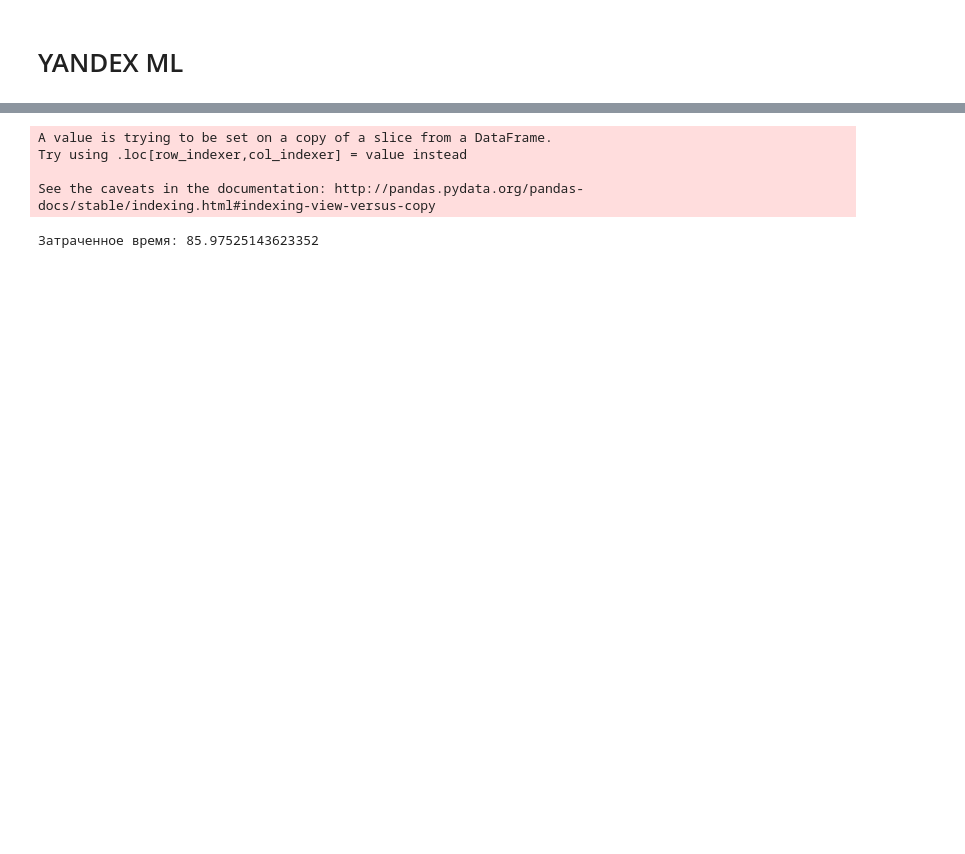
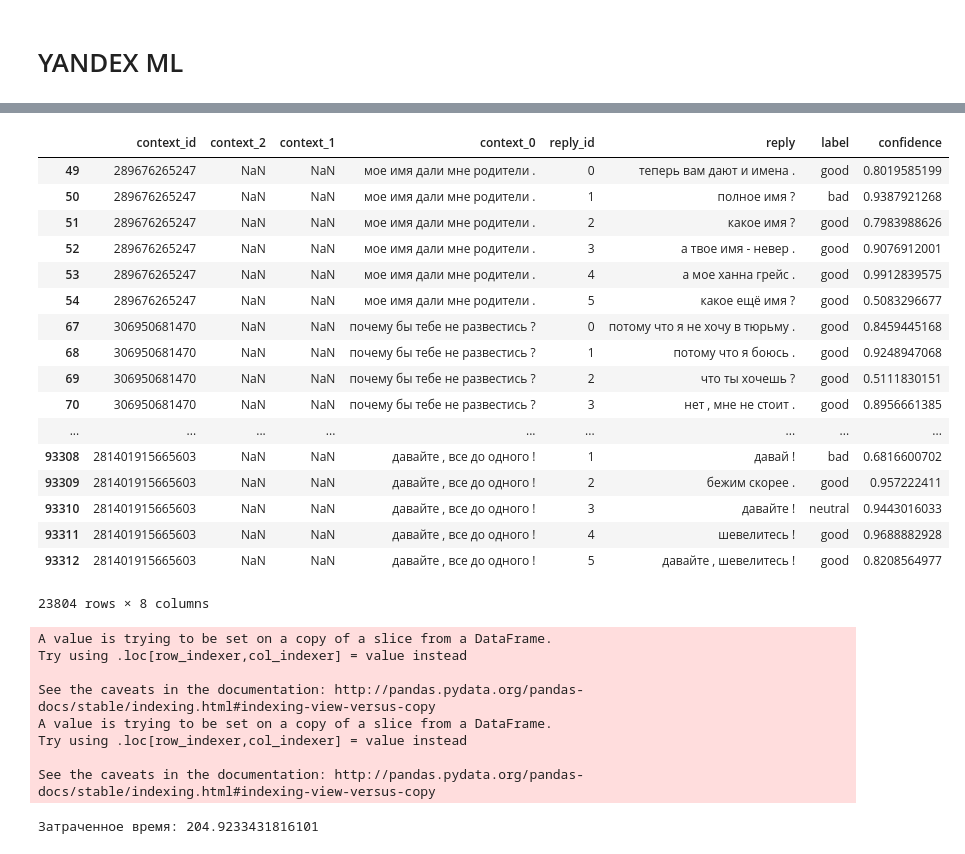
Before and after one commit to lupusomniator/yandex_speaker, a Jupyter notebook: clear_sparce_dataframe.ipynb, the cells around one changed output, grey strips where cells are left out. Cells and saved outputs as stored; diff of their text form; code cells hidden in the pictures; blank space fills up the shorter version.

```diff
--- a/clear_sparce_dataframe.ipynb
+++ b/clear_sparce_dataframe.ipynb
@@ -37,6 +52,27 @@ df_sparce.append(df[cont_indexes[1]])
 
 # Три контекста
 df_sparce.append(df[cont_indexes[2]])
+# %%
+df[cont_indexes[0]]
+# %% [output]
+|  | context_id | context_2 | context_1 | context_0 | reply_id | reply | label | confidence |
+| 49 | 289676265247 | NaN | NaN | мое имя дали мне родители . | 0 | теперь вам дают и имена . | good | 0.8019585199 |
+| 50 | 289676265247 | NaN | NaN | мое имя дали мне родители . | 1 | полное имя ? | bad | 0.9387921268 |
+| 51 | 289676265247 | NaN | NaN | мое имя дали мне родители . | 2 | какое имя ? | good | 0.7983988626 |
+| 52 | 289676265247 | NaN | NaN | мое имя дали мне родители . | 3 | а твое имя - невер . | good | 0.9076912001 |
+| 53 | 289676265247 | NaN | NaN | мое имя дали мне родители . | 4 | а мое ханна грейс . | good | 0.9912839575 |
+| 54 | 289676265247 | NaN | NaN | мое имя дали мне родители . | 5 | какое ещё имя ? | good | 0.5083296677 |
+| 67 | 306950681470 | NaN | NaN | почему бы тебе не развестись ? | 0 | потому что я не хочу в тюрьму . | good | 0.8459445168 |
+| 68 | 306950681470 | NaN | NaN | почему бы тебе не развестись ? | 1 | потому что я боюсь . | good | 0.9248947068 |
+| 69 | 306950681470 | NaN | NaN | почему бы тебе не развестись ? | 2 | что ты хочешь ? | good | 0.5111830151 |
+| 70 | 306950681470 | NaN | NaN | почему бы тебе не развестись ? | 3 | нет , мне не стоит . | good | 0.8956661385 |
+| ... | ... | ... | ... | ... | ... | ... | ... | ... |
+| 93308 | 281401915665603 | NaN | NaN | давайте , все до одного ! | 1 | давай ! | bad | 0.6816600702 |
+| 93309 | 281401915665603 | NaN | NaN | давайте , все до одного ! | 2 | бежим скорее . | good | 0.957222411 |
+| 93310 | 281401915665603 | NaN | NaN | давайте , все до одного ! | 3 | давайте ! | neutral | 0.9443016033 |
+| 93311 | 281401915665603 | NaN | NaN | давайте , все до одного ! | 4 | шевелитесь ! | good | 0.9688882928 |
+| 93312 | 281401915665603 | NaN | NaN | давайте , все до одного ! | 5 | давайте , шевелитесь ! | good | 0.8208564977 |
+23804 rows × 8 columns
 # %%
 tp = TextPreprocessing()
 col_amount = 0
@@ -56,15 +92,17 @@ with Profiler():
         data_sparced.append(df[cont_indexes[col_amount]])
         data_sparced_clear.append(df[cont_indexes[col_amount]])
         for i in range(col_amount+1):
-            prep_col = df_part[col_name[i]].map(tp.preprocess_sentence)
-            data_sparced[col_amount][col_name[i]] = prep_col
-
-            prep_col_clear = df_part[col_name[i]].map(tp.preprocess_sentence)
-            data_sparced[col_amount][col_name[i]] = prep_col_clear
+            prep_col_clear = df_part[col_name[i]].map(tp.preprocess_sentence).map(tp.list_to_text)
+            data_sparced_clear[col_amount][col_name[i]] = prep_col_clear
+            data_sparced_clear[col_amount]['reply'] = df[cont_indexes[col_amount]]['reply'].map(tp.preprocess_sentence).map(tp.list_to_text)
         col_amount+=1
 # %% [output]
 A value is trying to be set on a copy of a slice from a DataFrame.
 Try using .loc[row_indexer,col_indexer] = value instead
 
 See the caveats in the documentation: http://pandas.pydata.org/pandas-docs/stable/indexing.html#indexing-view-versus-copy
+A value is trying to be set on a copy of a slice from a DataFrame.
+Try using .loc[row_indexer,col_indexer] = value instead
+
+See the caveats in the documentation: http://pandas.pydata.org/pandas-docs/stable/indexing.html#indexing-view-versus-copy
-Затраченное время: 85.97525143623352
+Затраченное время: 204.9233431816101
```
Also changed, not shown: parts of 9 cells of this notebook, 6 other files.
